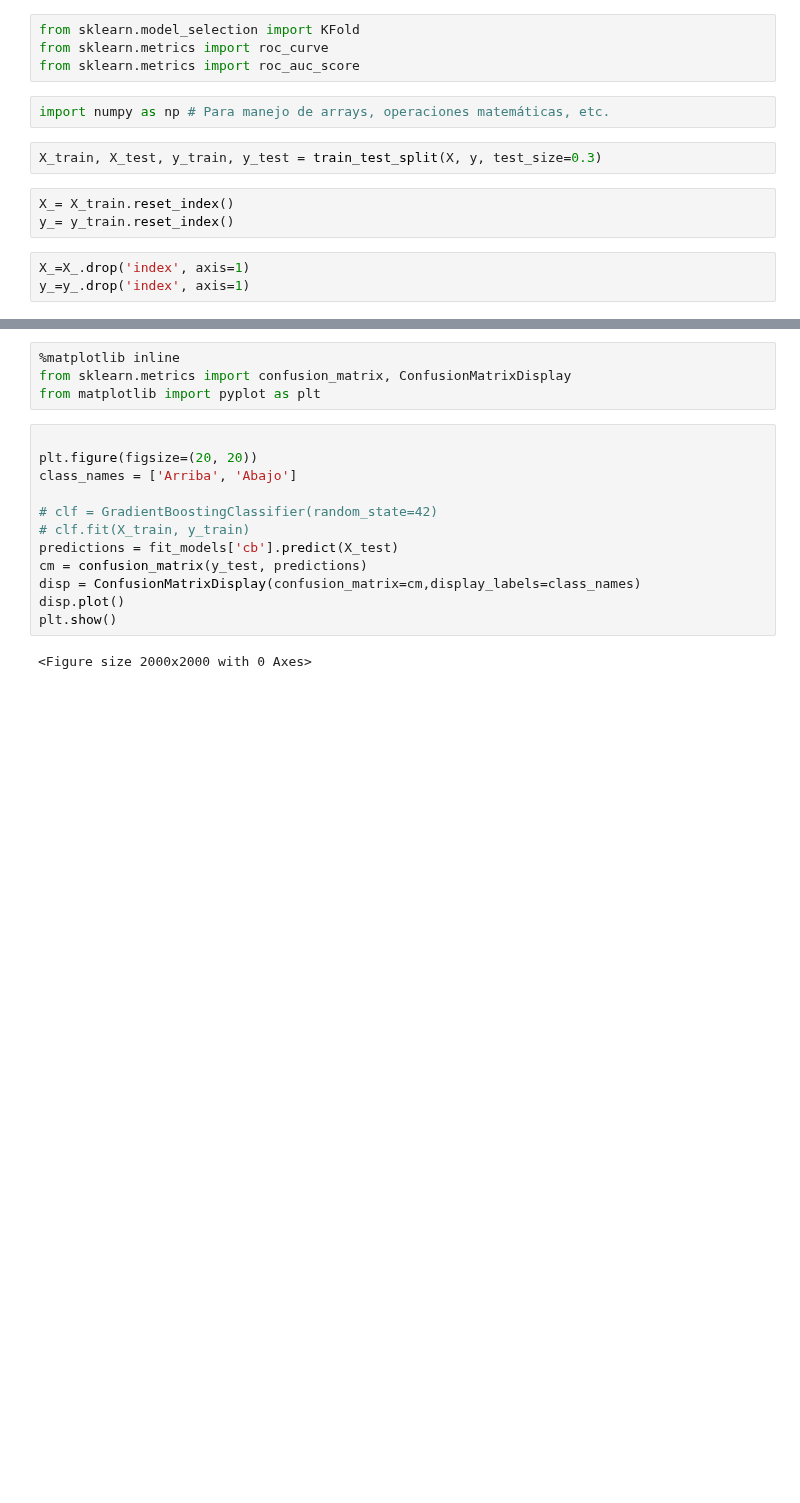
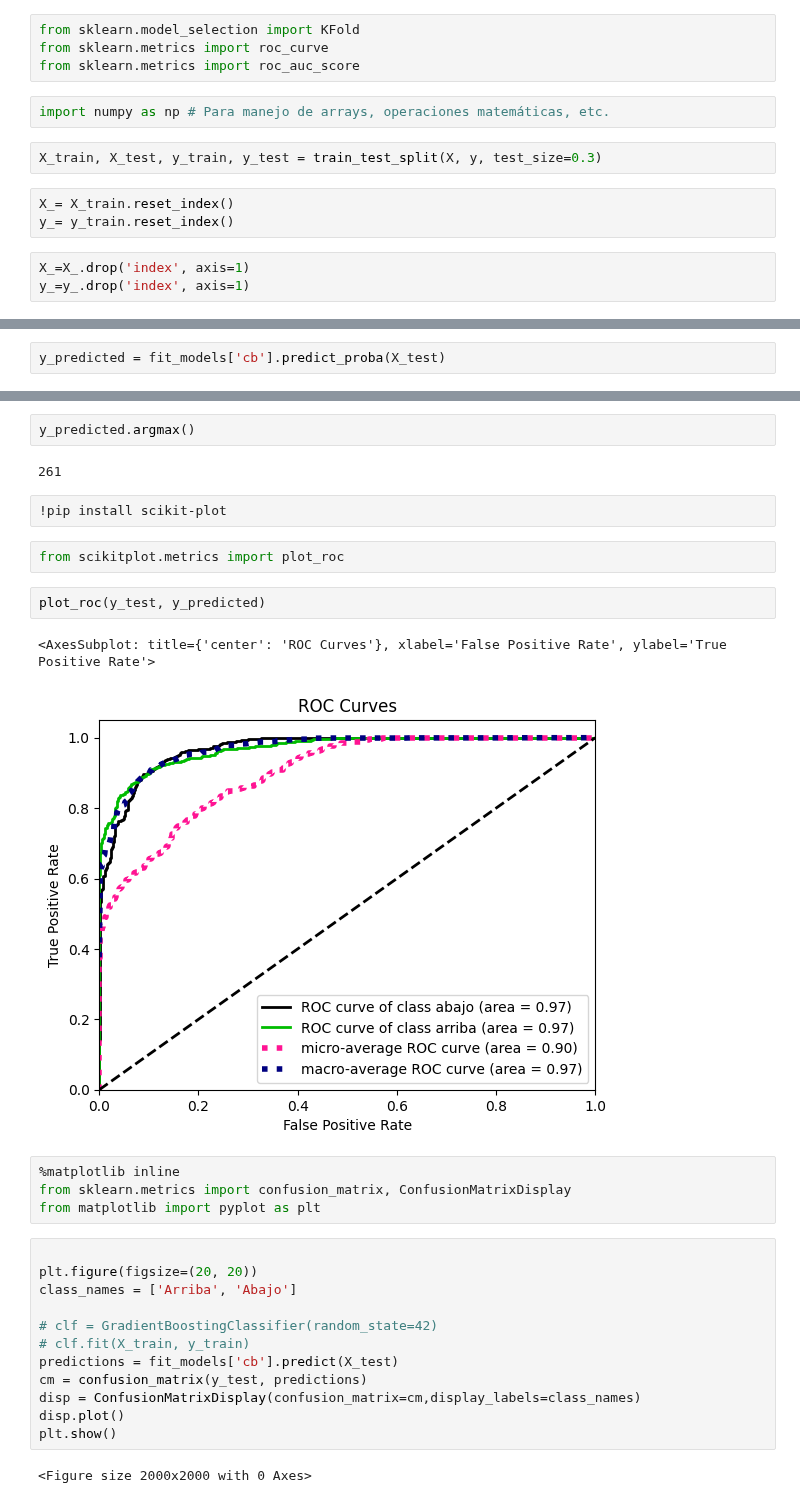
Before and after one commit to hcgalvan/Humai-Certifica-AI, a Jupyter notebook: notebooks/mvp-eng-pipeline.ipynb, the cells around one changed output, grey strips where cells are left out. Drawn from its saved outputs; the diff is of its cells as text; blank space fills up the shorter version.

```diff
--- a/notebooks/mvp-eng-pipeline.ipynb
+++ b/notebooks/mvp-eng-pipeline.ipynb
@@ -164,0 +230,2 @@ Accuracy 0.97 precision_score 0.97 recall_score 0.97
+# %%
+y_predicted = fit_models['cb'].predict_proba(X_test)
@@ -165,3 +373,16 @@ Accuracy 0.97 precision_score 0.97 recall_score 0.97
+# %%
+y_predicted.argmax()
+# %% [output]
+261
+# %%
+!pip install scikit-plot
+# %%
+from scikitplot.metrics import plot_roc
+# %%
+plot_roc(y_test, y_predicted)
+# %% [output]
+<AxesSubplot: title={'center': 'ROC Curves'}, xlabel='False Positive Rate', ylabel='True Positive Rate'>
+[figure, added]
 # %%
 %matplotlib inline
 from sklearn.metrics import confusion_matrix, ConfusionMatrixDisplay
```
Also changed, not shown: parts of 28 cells of this notebook, 47 other files.
